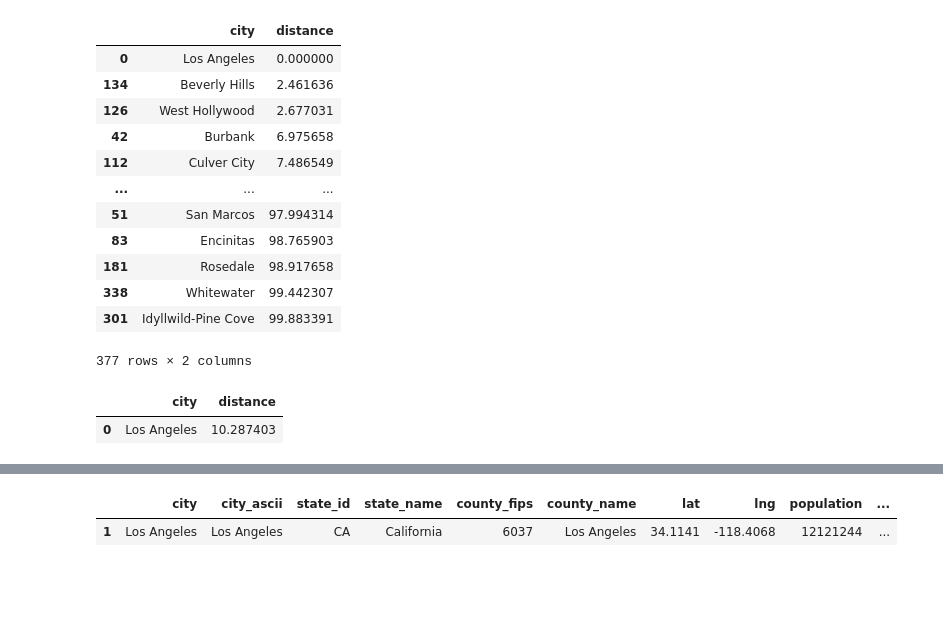
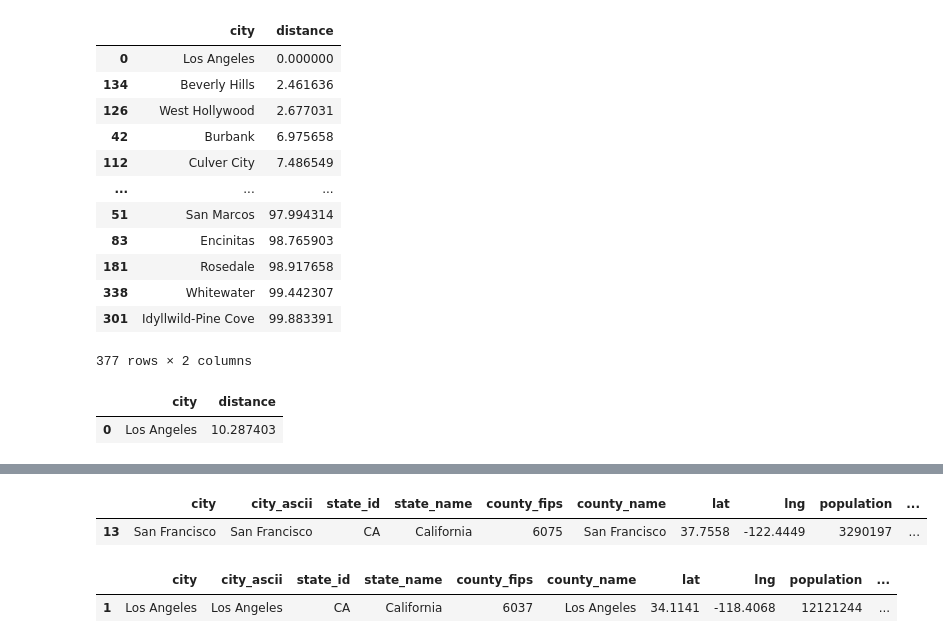
Before and after one commit to nocwang/GeospatialAnalysis, a Jupyter notebook: geopy_find_cities_within_radius_of_a_city.ipynb, the cells around one changed output, grey strips where cells are left out. Drawn from its saved outputs; the diff is of its cells as text; code cells hidden in the pictures; blank space fills up the shorter version.

```diff
--- a/geopy_find_cities_within_radius_of_a_city.ipynb
+++ b/geopy_find_cities_within_radius_of_a_city.ipynb
@@ -122,3 +179,8 @@ results.query("city=='Los Angeles'")
+# %%
+uscities.query("city=='San Francisco' & state_id=='CA'")
+# %% [output]
+|  | city | city_ascii | state_id | state_name | county_fips | county_name | lat | lng | population | ... |
+| 13 | San Francisco | San Francisco | CA | California | 6075 | San Francisco | 37.7558 | -122.4449 | 3290197 | ... |
 # %%
 uscities.query("city=='Los Angeles' & state_id=='CA'")
 # %% [output]
```
Also changed, not shown: parts of 12 cells of this notebook.
